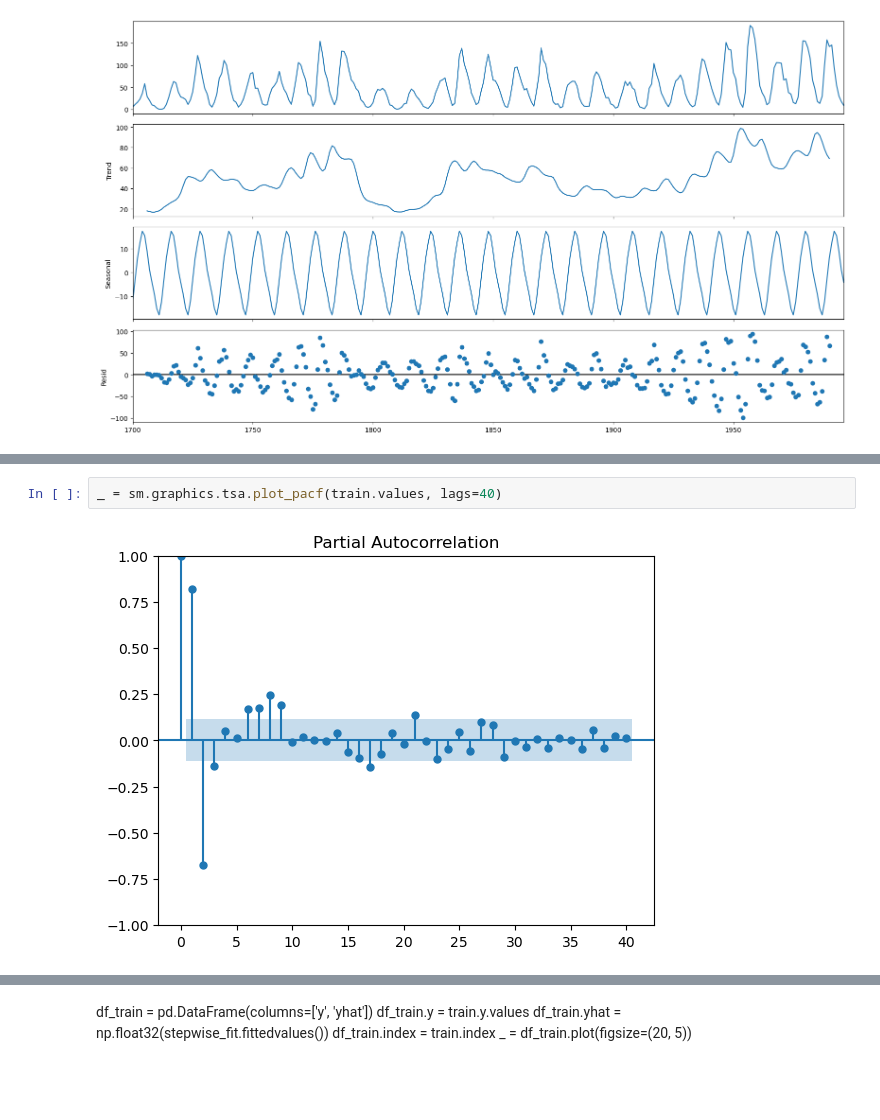
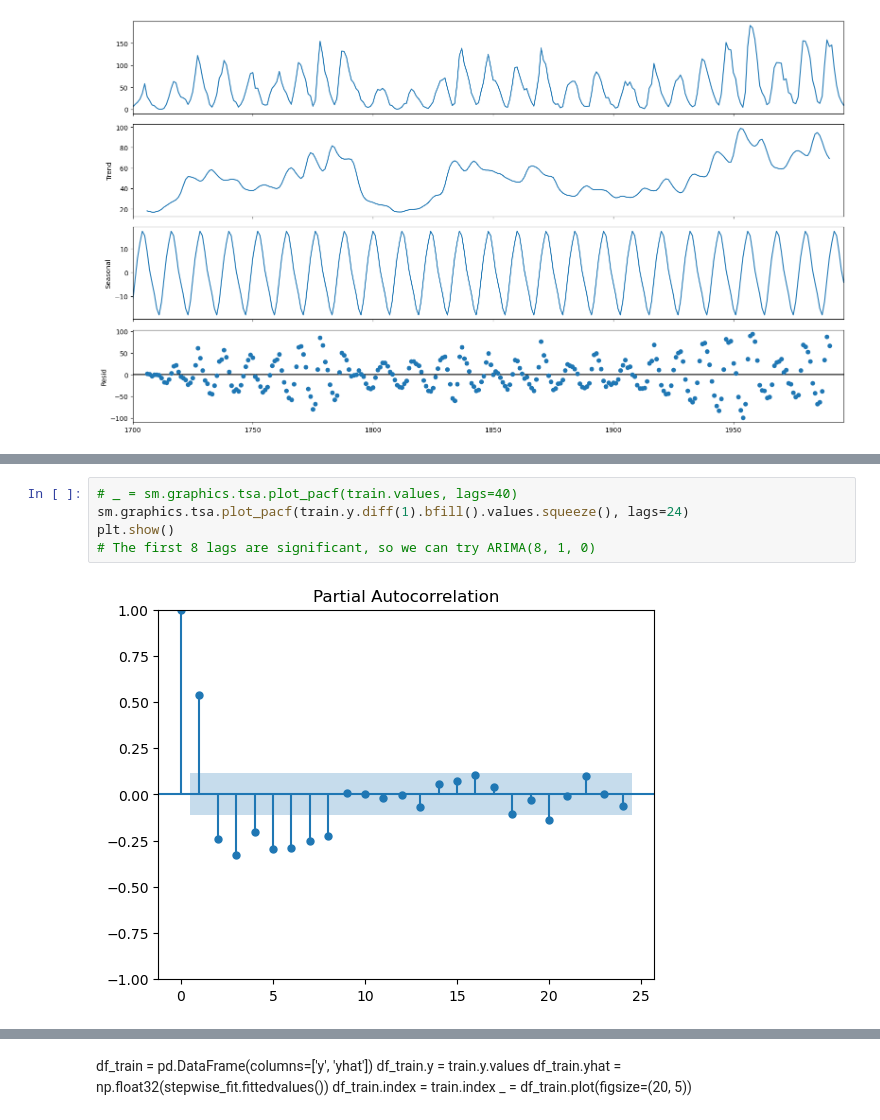
Before and after one commit to jbonfardeci/data-sci-notebooks, a Jupyter notebook: Sunspots.ipynb, the cells around one changed output, grey strips where cells are left out. Drawn from its saved outputs; the diff is of its cells as text; blank space fills up the shorter version.

```diff
--- a/Sunspots.ipynb
+++ b/Sunspots.ipynb
@@ -76,5 +81,8 @@ _ = sm.graphics.tsa.plot_acf(train, lags=40)
 # %%
-_ = sm.graphics.tsa.plot_pacf(train.values, lags=40)
+# _ = sm.graphics.tsa.plot_pacf(train.values, lags=40)
+sm.graphics.tsa.plot_pacf(train.y.diff(1).bfill().values.squeeze(), lags=24)
+plt.show()
+# The first 8 lags are significant, so we can try ARIMA(8, 1, 0)
 # %% [output]
-[figure, old version]
+[figure, new version]
 # %%
```
Also changed, not shown: parts of 9 cells of this notebook.
